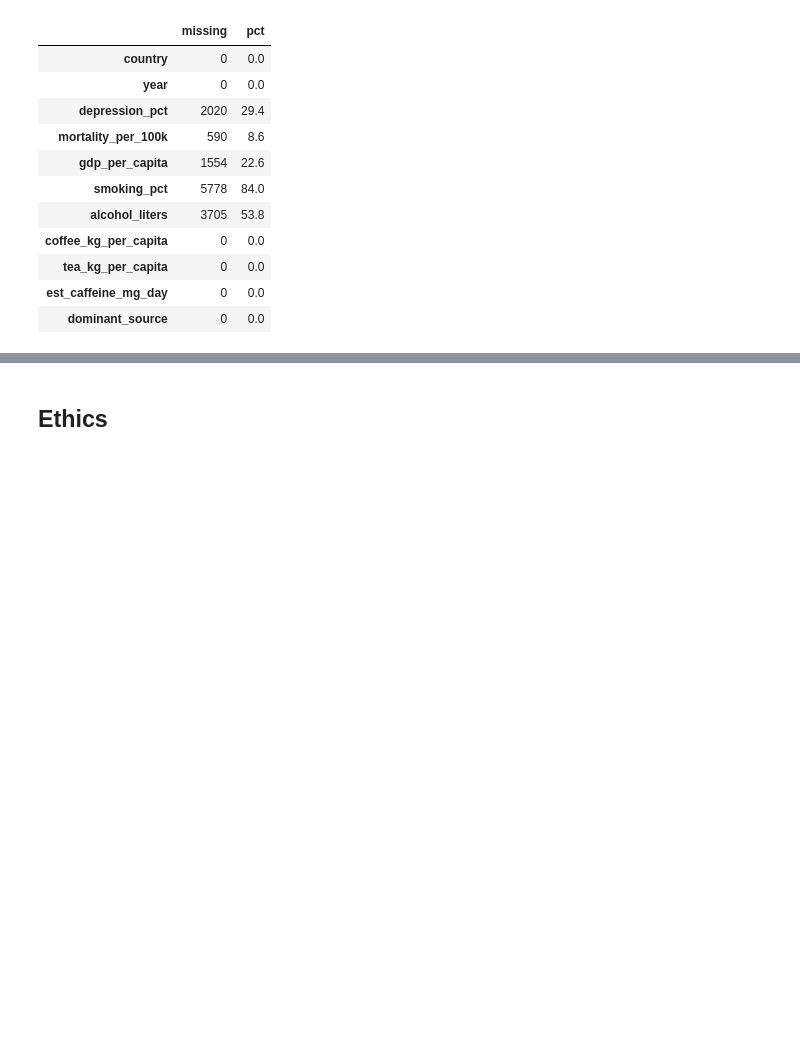
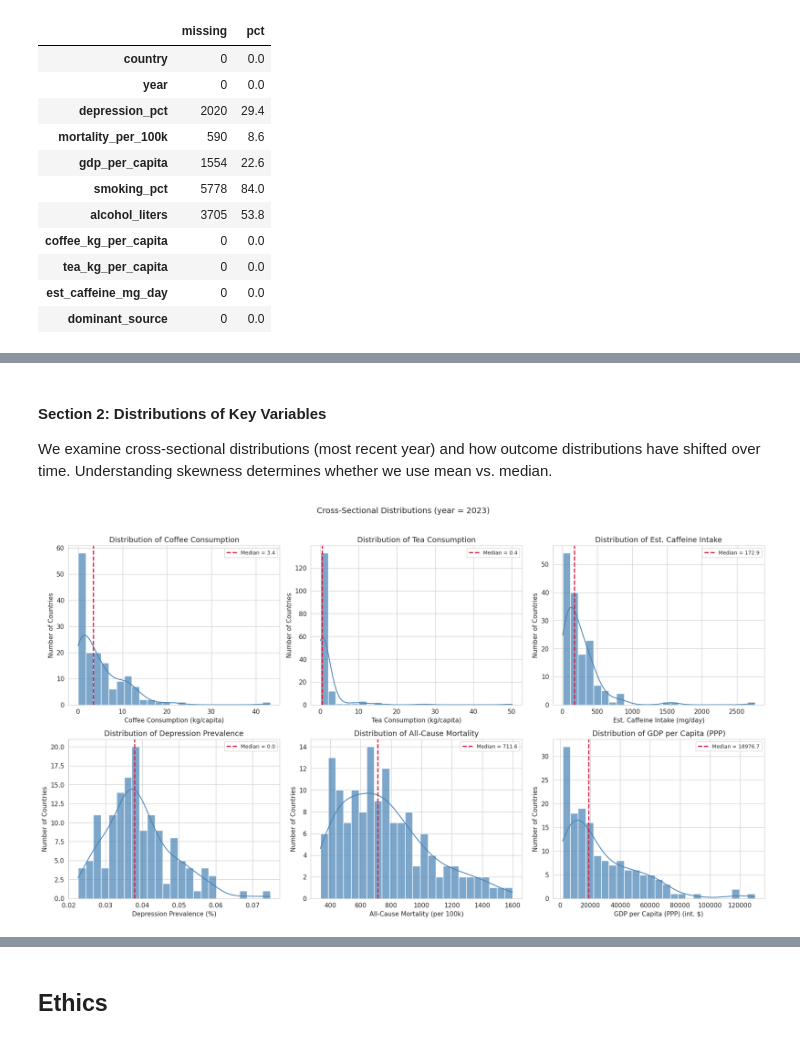
Before and after one commit to COGS108/Group077_WI26, a Jupyter notebook: 02-EDACheckpoint.ipynb, the cells around one changed output, grey strips where cells are left out. Drawn from its saved outputs; the diff is of its cells as text; code cells hidden in the pictures; blank space fills up the shorter version.

```diff
--- a/02-EDACheckpoint.ipynb
+++ b/02-EDACheckpoint.ipynb
@@ -530,0 +664,42 @@ Some more words and stuff.  Remember notebooks work best if you interleave the c
+# %% [markdown]
+#### Section 2: Distributions of Key Variables
+
+We examine cross-sectional distributions (most recent year) and how outcome distributions have shifted over time. Understanding skewness determines whether we use mean vs. median.
+# %%
+## Cross-sectional distributions (most recent year)
+vars_to_plot = [
+    ('coffee_kg_per_capita',  'Coffee Consumption',     'kg/capita'),
+    ('tea_kg_per_capita',     'Tea Consumption',         'kg/capita'),
+    ('est_caffeine_mg_day',   'Est. Caffeine Intake',    'mg/day'),
+    ('depression_pct',        'Depression Prevalence',    '%'),
+    ('mortality_per_100k',    'All-Cause Mortality',      'per 100k'),
+    ('gdp_per_capita',        'GDP per Capita (PPP)',     'int. $'),
+]
+vars_to_plot = [(c, l, u) for c, l, u in vars_to_plot if c in cross_section.columns]
+
+n = len(vars_to_plot)
+ncols = 3
+nrows = (n + ncols - 1) // ncols
+fig, axes = plt.subplots(nrows, ncols, figsize=(6*ncols, 5*nrows))
+axes_flat = axes.flatten() if nrows > 1 else (axes if n > 1 else [axes])
+
+for i, (col, label, unit) in enumerate(vars_to_plot):
+    data = cross_section[col].dropna()
+    sns.histplot(data, bins=25, kde=True, ax=axes_flat[i],
+                 color='steelblue', edgecolor='white', alpha=0.7)
+    med = data.median()
+    axes_flat[i].axvline(med, color='crimson', ls='--', lw=2, label=f'Median = {med:.1f}')
+    axes_flat[i].set_xlabel(f'{label} ({unit})')
+    axes_flat[i].set_ylabel('Number of Countries')
+    axes_flat[i].set_title(f'Distribution of {label}')
+    axes_flat[i].legend(fontsize=9)
+
+for j in range(n, len(axes_flat)):
+    axes_flat[j].set_visible(False)
+
+plt.suptitle(f'Cross-Sectional Distributions (year = {RECENT_YEAR})', fontsize=14, y=1.02)
+plt.tight_layout()
+plt.savefig(FIG / '02a_distributions.png', dpi=150, bbox_inches='tight')
+plt.show()
+# %% [output]
+[figure, added]
```
Also changed, not shown: parts of 32 cells of this notebook.
